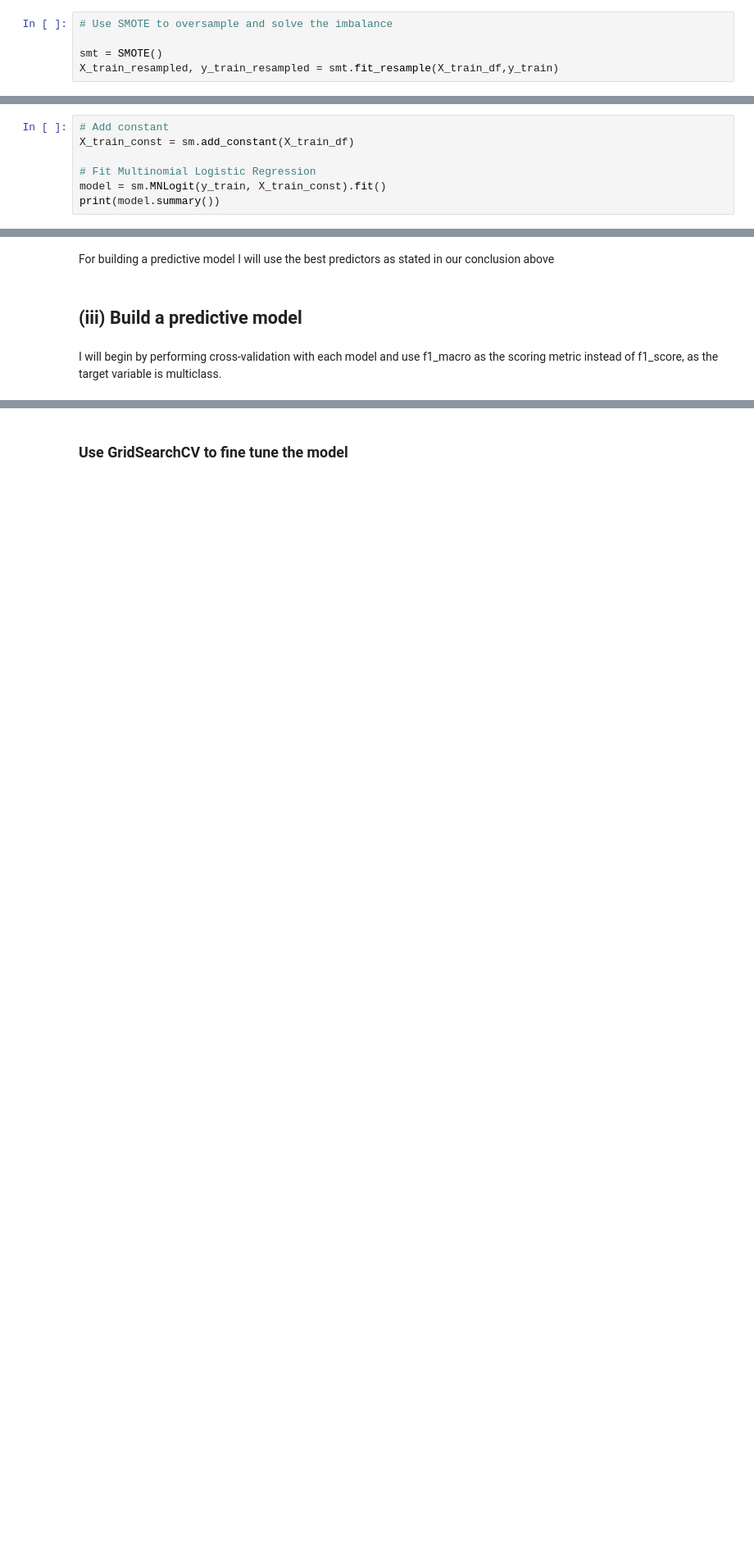
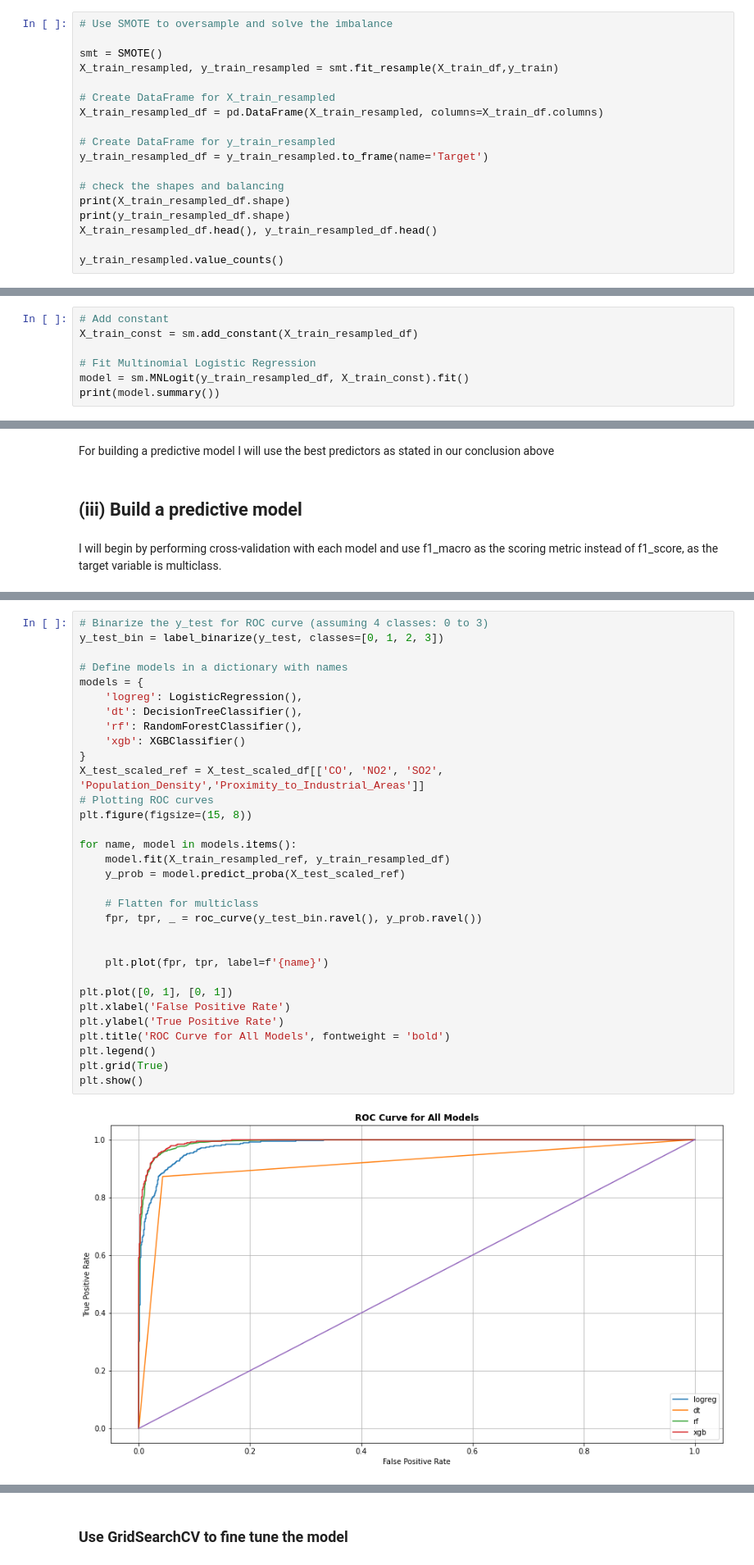
Before and after one commit to EngBrian/Air_Quality_Assessment_Project, a Jupyter notebook: index.ipynb, the cells around one changed output, grey strips where cells are left out. Shown at 82% size. Cells and saved outputs as stored; diff of their text form; blank space fills up the shorter version.

```diff
--- a/index.ipynb
+++ b/index.ipynb
@@ -413,3 +413,16 @@ X_test_scaled_df
 
 smt = SMOTE()
 X_train_resampled, y_train_resampled = smt.fit_resample(X_train_df,y_train)
+
+# Create DataFrame for X_train_resampled
+X_train_resampled_df = pd.DataFrame(X_train_resampled, columns=X_train_df.columns)
+
+# Create DataFrame for y_train_resampled
+y_train_resampled_df = y_train_resampled.to_frame(name='Target')
+
+# check the shapes and balancing
+print(X_train_resampled_df.shape)
+print(y_train_resampled_df.shape)
+X_train_resampled_df.head(), y_train_resampled_df.head()
+
+y_train_resampled.value_counts()
@@ -417,10 +439,10 @@ X_train_resampled, y_train_resampled = smt.fit_resample(X_train_df,y_train)
 ## (ii) Build a logistic regression model using statsmodels
 # %%
 # Add constant
-X_train_const = sm.add_constant(X_train_df)
+X_train_const = sm.add_constant(X_train_resampled_df)
 
 # Fit Multinomial Logistic Regression
-model = sm.MNLogit(y_train, X_train_const).fit()
+model = sm.MNLogit(y_train_resampled_df, X_train_const).fit()
 print(model.summary())
 # %% [output]
 Optimization terminated successfully.
@@ -534,0 +571,34 @@ Average F1 Macro Score for XGBoost: 0.9340237237424244
+# %%
+# Binarize the y_test for ROC curve (assuming 4 classes: 0 to 3)
+y_test_bin = label_binarize(y_test, classes=[0, 1, 2, 3])
+
+# Define models in a dictionary with names
+models = {
+    'logreg': LogisticRegression(),
+    'dt': DecisionTreeClassifier(),
+    'rf': RandomForestClassifier(),
+    'xgb': XGBClassifier()
+}
+X_test_scaled_ref = X_test_scaled_df[['CO', 'NO2', 'SO2', 'Population_Density','Proximity_to_Industrial_Areas']]
+# Plotting ROC curves
+plt.figure(figsize=(15, 8))
+
+for name, model in models.items():
+    model.fit(X_train_resampled_ref, y_train_resampled_df)
+    y_prob = model.predict_proba(X_test_scaled_ref)
+
+    # Flatten for multiclass
+    fpr, tpr, _ = roc_curve(y_test_bin.ravel(), y_prob.ravel())
+
+
+    plt.plot(fpr, tpr, label=f'{name}')
+
+plt.plot([0, 1], [0, 1])
+plt.xlabel('False Positive Rate')
+plt.ylabel('True Positive Rate')
+plt.title('ROC Curve for All Models', fontweight = 'bold')
+plt.legend()
+plt.grid(True)
+plt.show()
+# %% [output]
+[figure, added]
```
Also changed, not shown: parts of 24 cells of this notebook.
